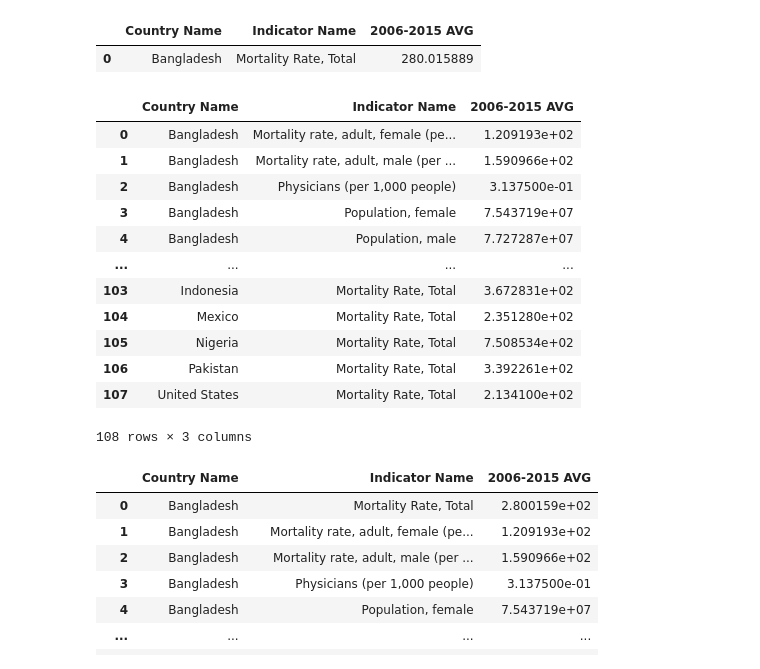
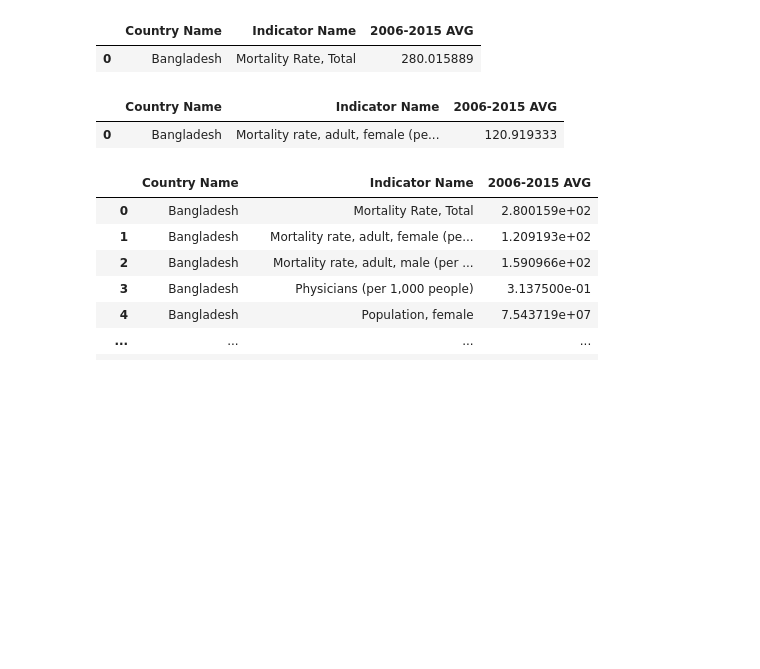
Before and after one commit to ralphy32/project_1, a Jupyter notebook: project1.ipynb, the cells around one changed output. Cells and saved outputs as stored; diff of their text form; code cells hidden in the pictures; blank space fills up the shorter version.

Commit message:
Urban dataframe sorted

```diff
--- a/project1.ipynb
+++ b/project1.ipynb
@@ -116,21 +116,10 @@ total_avg_mort_df.head(1)
 # %%
 # Combine cleaned_data_df and total_avg_mort_df ?
 cleaned_data_df = cleaned_data_df.append(total_avg_mort_df,ignore_index=True)
-cleaned_data_df
+cleaned_data_df.head(1)
 # %% [output]
 |  | Country Name | Indicator Name | 2006-2015 AVG |
-| 0 | Bangladesh | Mortality rate, adult, female (pe... | 1.209193e+02 |
-| 1 | Bangladesh | Mortality rate, adult, male (per ... | 1.590966e+02 |
-| 2 | Bangladesh | Physicians (per 1,000 people) | 3.137500e-01 |
-| 3 | Bangladesh | Population, female | 7.543719e+07 |
-| 4 | Bangladesh | Population, male | 7.727287e+07 |
-| ... | ... | ... | ... |
-| 103 | Indonesia | Mortality Rate, Total | 3.672831e+02 |
-| 104 | Mexico | Mortality Rate, Total | 2.351280e+02 |
-| 105 | Nigeria | Mortality Rate, Total | 7.508534e+02 |
-| 106 | Pakistan | Mortality Rate, Total | 3.392261e+02 |
-| 107 | United States | Mortality Rate, Total | 2.134100e+02 |
+| 0 | Bangladesh | Mortality rate, adult, female (pe... | 120.919333 |
-108 rows × 3 columns
 # %%
 # Sort data
 cleaned_data_df = cleaned_data_df.sort_values(["Country Name", "Indicator Name"], ascending =True)
```
Also changed, not shown: parts of 2 cells of this notebook.
